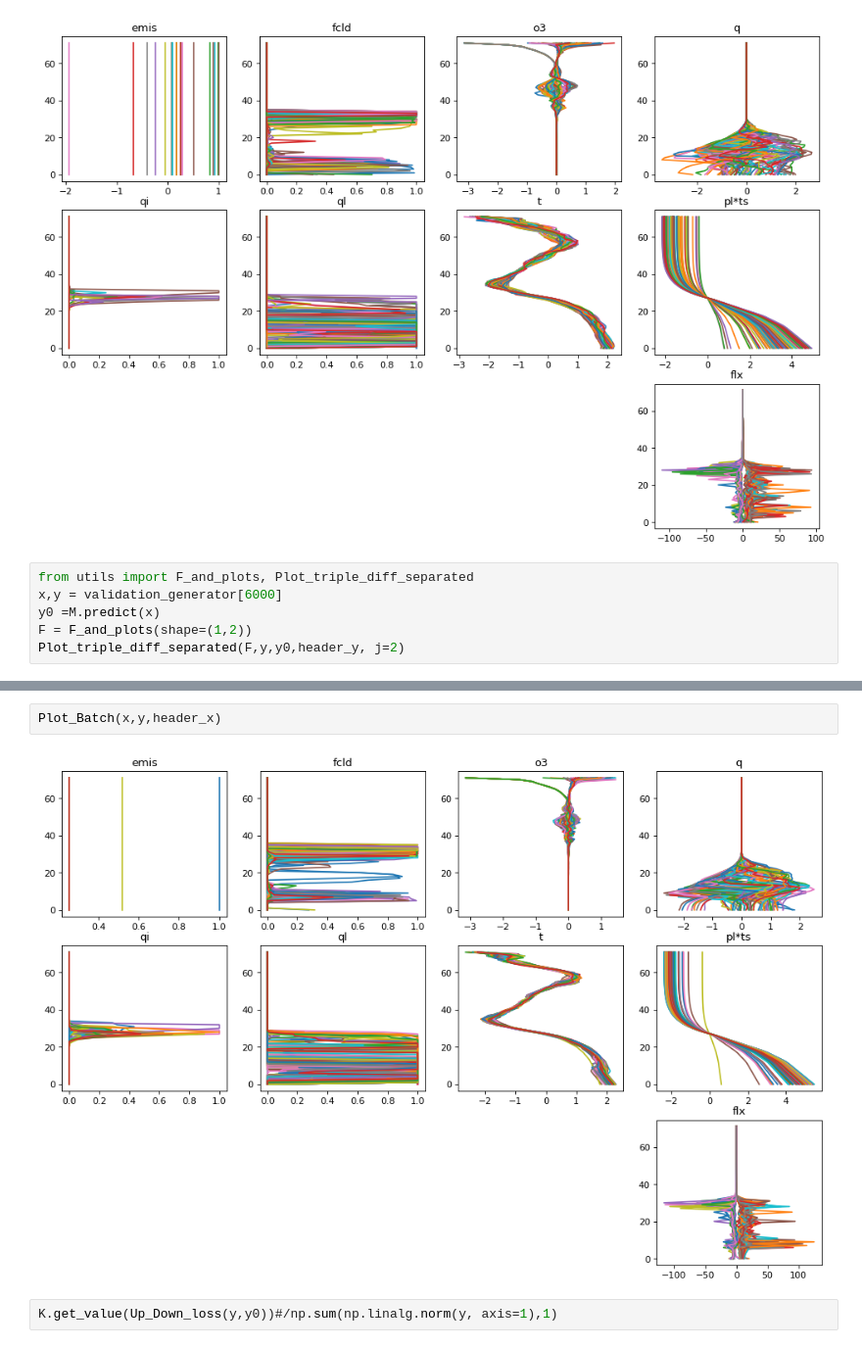
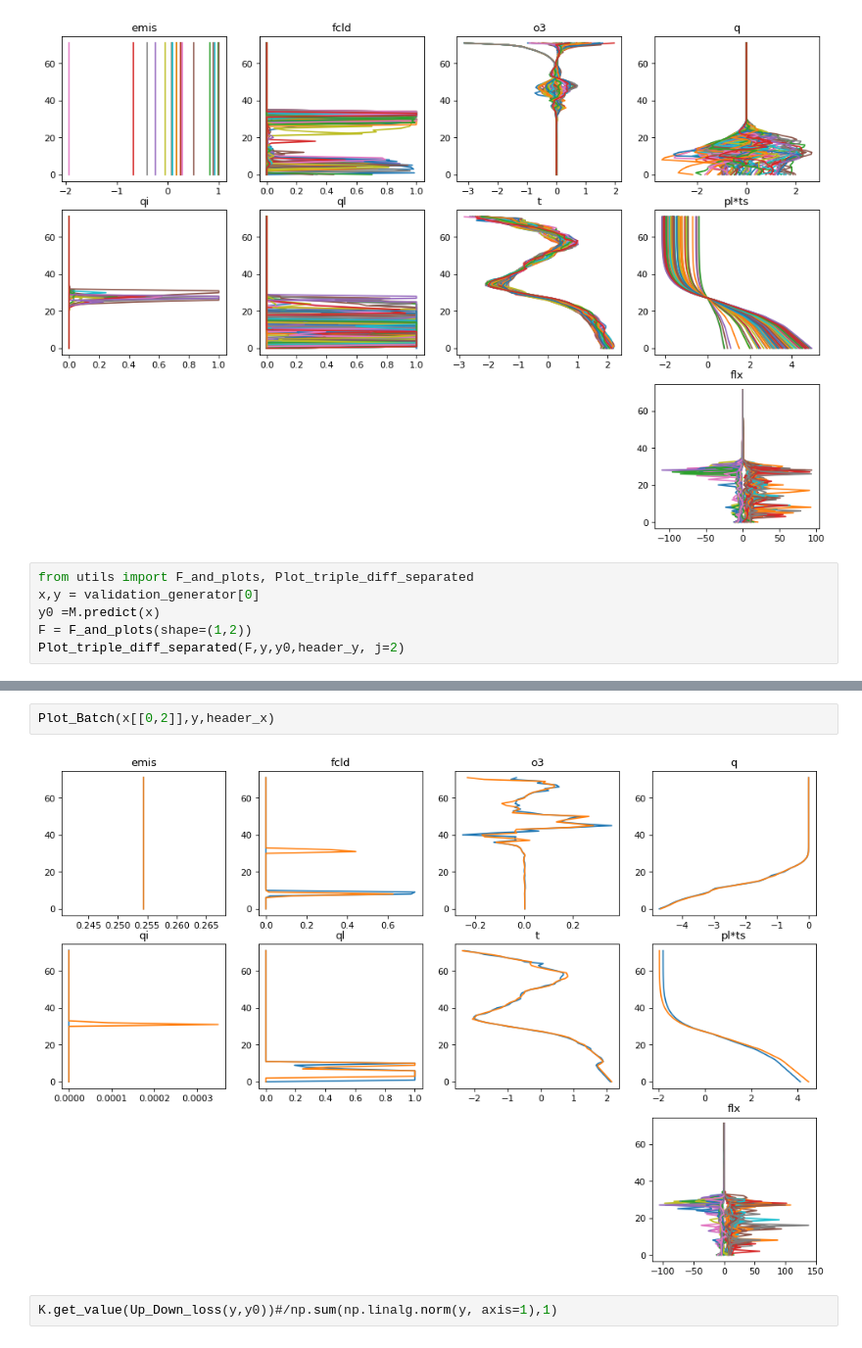
Before and after one commit to VIsh76/FLX_NN_emulation, a Jupyter notebook: ModelShow0-20190604220531U_d2.ipynb, the cells around one changed output, grey strips where cells are left out. Shown at 98% size. Saved outputs shown, nothing was run; the diff lists cells and outputs as text.

```diff
--- a/ModelShow0-20190604220531U_d2.ipynb
+++ b/ModelShow0-20190604220531U_d2.ipynb
@@ -245,7 +239,7 @@ Plot_Batch(x,y,header_x)
 [figure]
 # %%
 from utils import F_and_plots, Plot_triple_diff_separated
-x,y = validation_generator[6000]
+x,y = validation_generator[0]
 y0 =M.predict(x)
 F = F_and_plots(shape=(1,2))
 Plot_triple_diff_separated(F,y,y0,header_y, j=2)
@@ -254,8 +248,8 @@ Plot_triple_diff_separated(F,y,y0,header_y, j=2)
 <Figure size 1080x576 with 0 Axes>
 # %%
-Plot_Batch(x,y,header_x)
+Plot_Batch(x[[0,2]],y,header_x)
 # %% [output]
-[figure, old version]
+[figure, new version]
 # %%
 K.get_value(Up_Down_loss(y,y0))#/np.sum(np.linalg.norm(y, axis=1),1)
 # %% [output]
```
Also changed, not shown: parts of 5 cells of this notebook, 35 other files.
